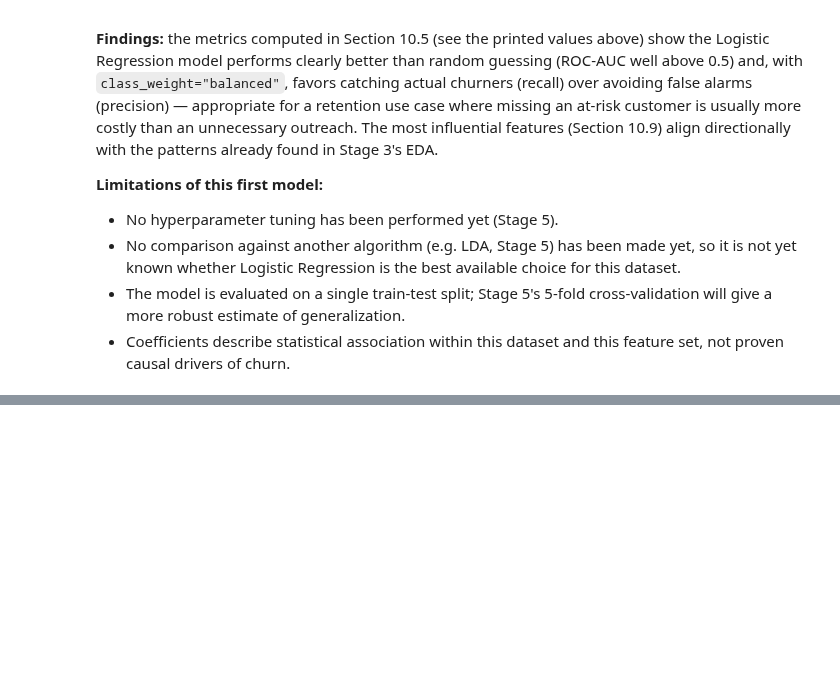
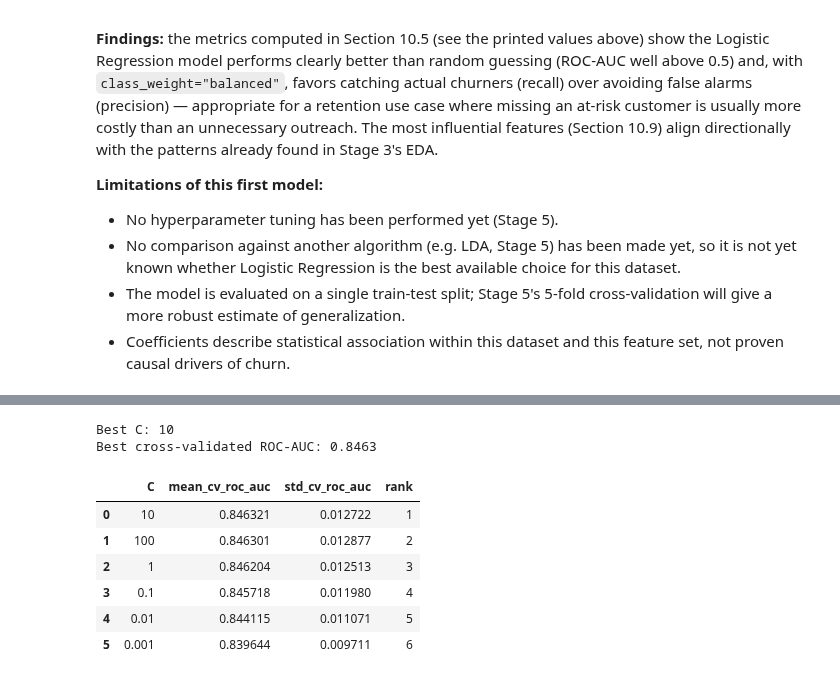
Before and after one commit to hs5495498-collab/-Customer-Churn-Prediction, a Jupyter notebook: notebooks/churn_analysis.ipynb, the cells around one changed output, grey strips where cells are left out. Cells and saved outputs as stored; diff of their text form; code cells hidden in the pictures; blank space fills up the shorter version.

```diff
--- a/notebooks/churn_analysis.ipynb
+++ b/notebooks/churn_analysis.ipynb
@@ -1158,0 +1300,22 @@ directionally with the patterns already found in Stage 3's EDA.
+# %%
+grid_search = tune_logistic_regression(categorical_cols, numerical_cols, X_train, y_train)
+
+print("Best C:", grid_search.best_params_["classifier__C"])
+print("Best cross-validated ROC-AUC:", round(grid_search.best_score_, 4))
+# %% [output]
+Best C: 10
+Best cross-validated ROC-AUC: 0.8463
+# %%
+grid_results = pd.DataFrame(grid_search.cv_results_)[
+    ["param_classifier__C", "mean_test_score", "std_test_score", "rank_test_score"]
+].sort_values("rank_test_score").reset_index(drop=True)
+grid_results.columns = ["C", "mean_cv_roc_auc", "std_cv_roc_auc", "rank"]
+grid_results
+# %% [output]
+|  | C | mean_cv_roc_auc | std_cv_roc_auc | rank |
+| 0 | 10 | 0.846321 | 0.012722 | 1 |
+| 1 | 100 | 0.846301 | 0.012877 | 2 |
+| 2 | 1 | 0.846204 | 0.012513 | 3 |
+| 3 | 0.1 | 0.845718 | 0.011980 | 4 |
+| 4 | 0.01 | 0.844115 | 0.011071 | 5 |
+| 5 | 0.001 | 0.839644 | 0.009711 | 6 |
```
Also changed, not shown: parts of 28 cells of this notebook, 5 other files.
